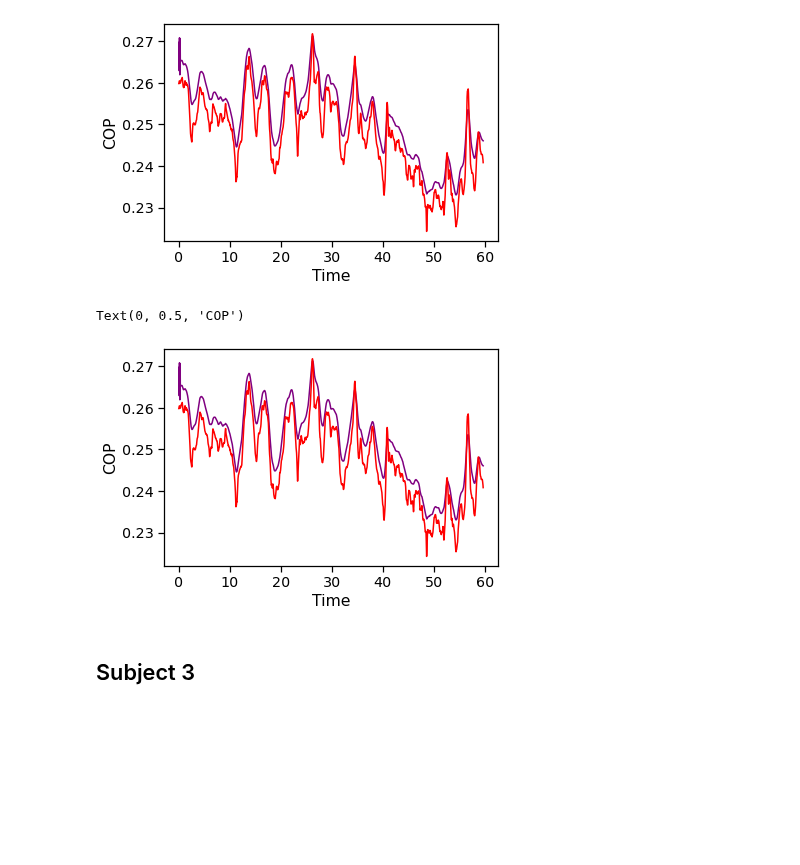
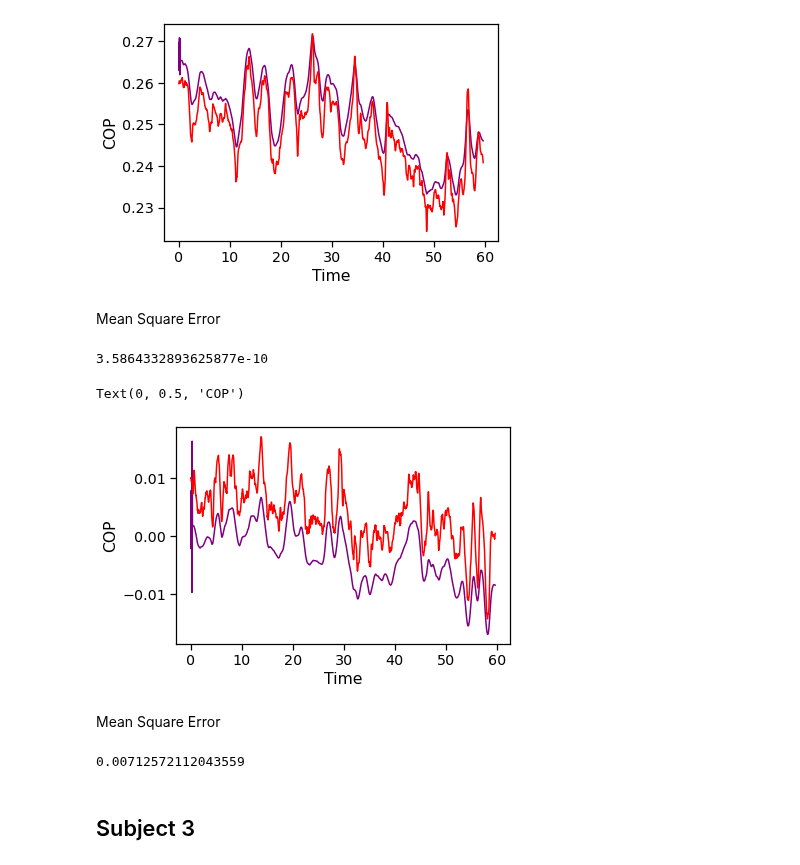
Before and after one commit to FernandaVanzini/COPandCOGestimar, a Jupyter notebook: Função2.ipynb, the cells around one changed output. Cells and saved outputs as stored; diff of their text form; code cells hidden in the pictures; blank space fills up the shorter version.

Commit message:
Function2 with 5 errors

```diff
--- a/Função2.ipynb
+++ b/Função2.ipynb
@@ -250,14 +286,32 @@ plt.ylabel('COP')
 # %% [output]
 Text(0, 0.5, 'COP')
 [figure]
+# %% [markdown]
+Mean Square Error
+# %%
+COPX3med=np.mean(COPX3)
+COPX3realmed=np.mean(COPX3real)
+ex3=np.square((COPX3med-COPX3realmed)**2)
+print(ex3)
+# %% [output]
+3.5864332893625877e-10
 # %%
-plt.plot(t[:-30],COPX3,marker='',color='purple',linestyle='-')
-plt.plot(t[:-30],COPX3real[30:],marker='',color='red',linestyle='-')
+plt.plot(t[:-30],COPZ3,marker='',color='purple',linestyle='-')
+plt.plot(t[:-30],COPZ3real[30:],marker='',color='red',linestyle='-')
 plt.xlabel('Time')
 plt.ylabel('COP')
 # %% [output]
 Text(0, 0.5, 'COP')
-[figure, old version]
+[figure, new version]
+# %% [markdown]
+Mean Square Error
+# %%
+COPZ3med=np.mean(COPZ3)
+COPZ3realmed=np.mean(COPZ3real)
+ez3=np.sqrt((COPZ3med-COPZ3realmed)**2)
+print(ez3)
+# %% [output]
+0.00712572112043559
 # %% [markdown]
 ## Subject 3
 # %%
```
Also changed, not shown: parts of 16 cells of this notebook.
